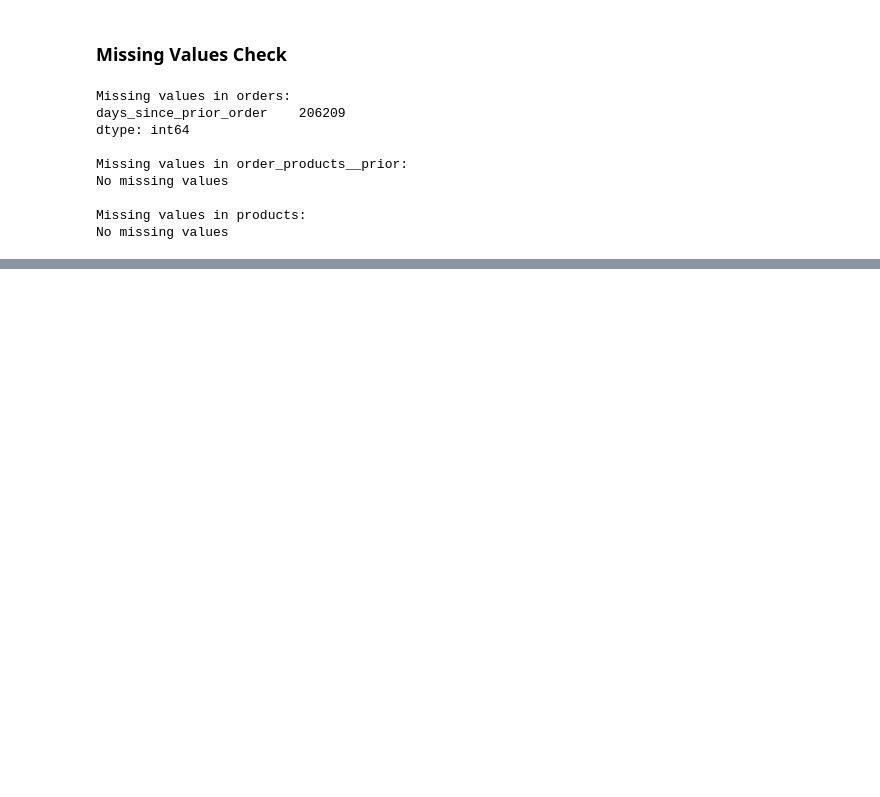
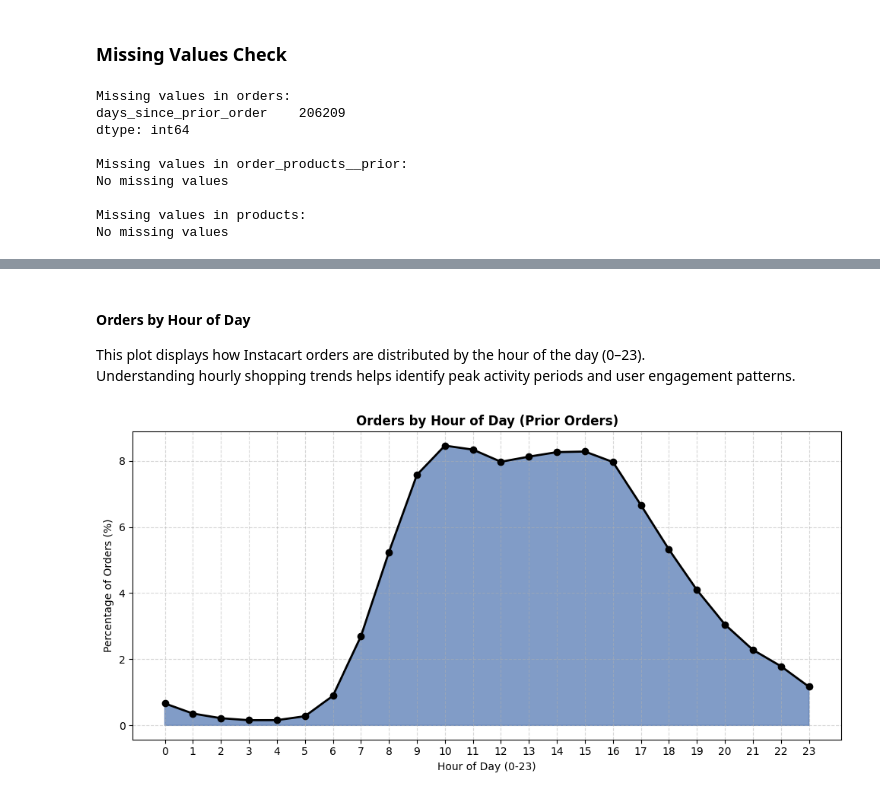
Before and after one commit to Prajwalparajuli/Instacart-product-recommendation, a Jupyter notebook: notebooks/01_eda_instacart.ipynb, the cells around one changed output, grey strips where cells are left out. Drawn from its saved outputs; the diff is of its cells as text; code cells hidden in the pictures; blank space fills up the shorter version.

```diff
--- a/notebooks/01_eda_instacart.ipynb
+++ b/notebooks/01_eda_instacart.ipynb
@@ -182,0 +249,32 @@ No missing values
+# %% [markdown]
+#### Orders by Hour of Day
+
+This plot displays how Instacart orders are distributed by the hour of the day (0–23).
+Understanding hourly shopping trends helps identify peak activity periods and user engagement patterns.
+# %%
+# Aggerate total orders by hour of day
+hour_counts = (orders_prior['order_hour_of_day'].value_counts().sort_index()
+               .rename_axis('order_hour_of_day').reset_index(name='orders'))
+
+hour_counts['percentage'] = 100 * hour_counts['orders'] / hour_counts['orders'].sum()
+
+# Plotting
+plt.figure(figsize=(10,5))
+plt.grid(axis='y', linestyle='--', alpha=0.5)
+plt.grid(axis='x', linestyle='--', alpha=0.5)
+plt.plot(hour_counts['order_hour_of_day'], hour_counts['percentage'],
+         marker='o', color = "black", markersize=6, linewidth=2)
+plt.fill_between(hour_counts['order_hour_of_day'], hour_counts['percentage'],
+                 color = sns.color_palette("deep"), alpha=0.7)
+
+plt.title('Orders by Hour of Day (Prior Orders)', fontsize = 12, weight='bold')
+plt.xlabel('Hour of Day (0-23)', fontsize = 10)
+plt.ylabel('Percentage of Orders (%)', fontsize = 10)
+plt.xticks(range(0,24))
+plt.tight_layout()
+
+fig_path = FIG_DIR / "EDA-02_orders_by_hour.png"
+plt.savefig(fig_path, dpi=150)
+plt.show()
+# %% [output]
+[figure, added]
```
Also changed, not shown: parts of 16 cells of this notebook.
